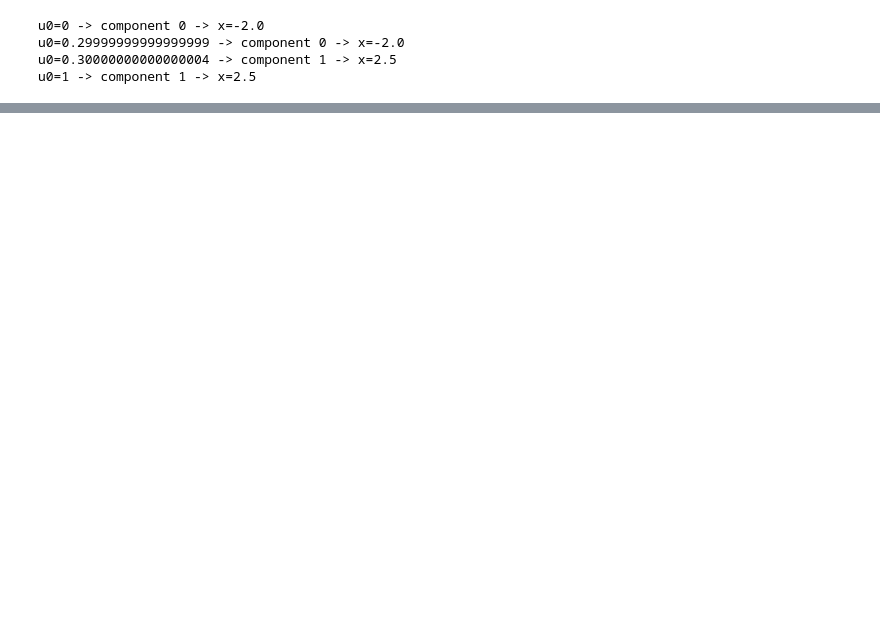
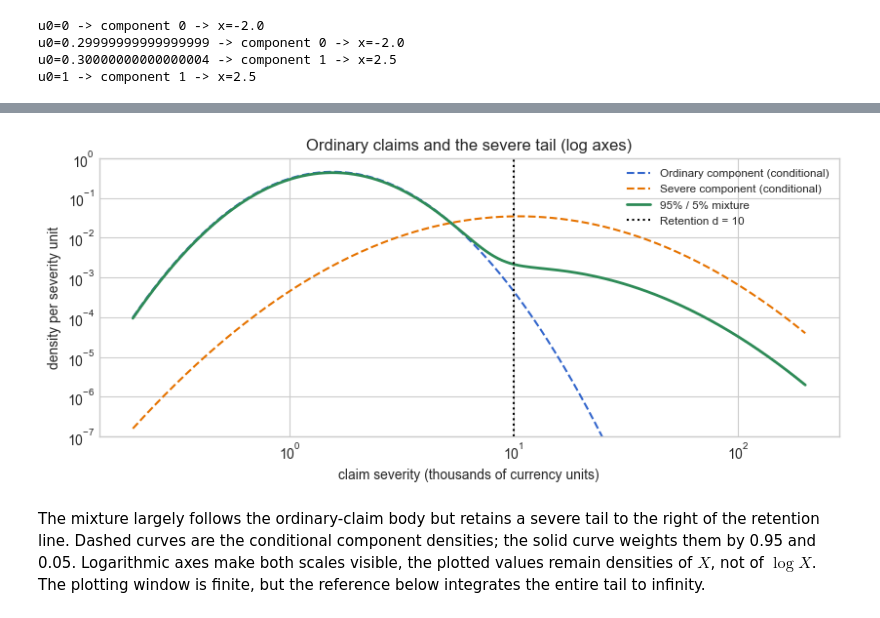
Before and after one commit to QMCSoftware/qmcpy, a Jupyter notebook: demos/mixed_distributions.ipynb, the cells around one changed output, grey strips where cells are left out. Drawn from its saved outputs; the diff is of its cells as text; code cells hidden in the pictures; blank space fills up the shorter version.

Commit message:
Expand mixed distribution examples and tests

```diff
--- a/demos/mixed_distributions.ipynb
+++ b/demos/mixed_distributions.ipynb
@@ -315,0 +355,41 @@ replicated output shape: (3, 32, 1)
+# %%
+claim_probabilities = np.array([0.95, 0.05])
+claim_distributions = [
+    lognorm(s=0.5, scale=2.0),
+    lognorm(s=0.8, scale=20.0),
+]
+retention = 10.0
+
+
+def claim_mixture_pdf(x):
+    return sum(
+        probability * distribution.pdf(x)
+        for probability, distribution in zip(
+            claim_probabilities, claim_distributions
+        )
+    )
+
+
+claim_grid = np.geomspace(0.2, 200.0, 700)
+fig, ax = plt.subplots(figsize=(8.2, 3.6), layout="constrained")
+ax.loglog(claim_grid, claim_distributions[0].pdf(claim_grid),
+          "--", color=COLORS[0], label="Ordinary component (conditional)")
+ax.loglog(claim_grid, claim_distributions[1].pdf(claim_grid),
+          "--", color=COLORS[1], label="Severe component (conditional)")
+ax.loglog(claim_grid, claim_mixture_pdf(claim_grid),
+          color=COLORS[2], linewidth=2, label="95% / 5% mixture")
+ax.axvline(retention, color="black", linestyle=":", label="Retention d = 10")
+ax.set(xlabel="claim severity (thousands of currency units)",
+       ylabel="density per severity unit", ylim=(1e-7, 1.0),
+       title="Ordinary claims and the severe tail (log axes)")
+ax.legend(loc="upper right", framealpha=1.0, fontsize=8.5)
+plt.show()
+# %% [output]
+[figure, added]
+# %% [markdown]
+The mixture largely follows the ordinary-claim body but retains a severe tail
+to the right of the retention line. Dashed curves are the conditional component
+densities; the solid curve weights them by 0.95 and 0.05.
+Logarithmic axes make both scales visible, the plotted values remain densities
+of $X$, not of $\log X$. The plotting window is finite, but the reference below
+integrates the entire tail to infinity.
```
Also changed, not shown: parts of 41 cells of this notebook, 1 other file.
